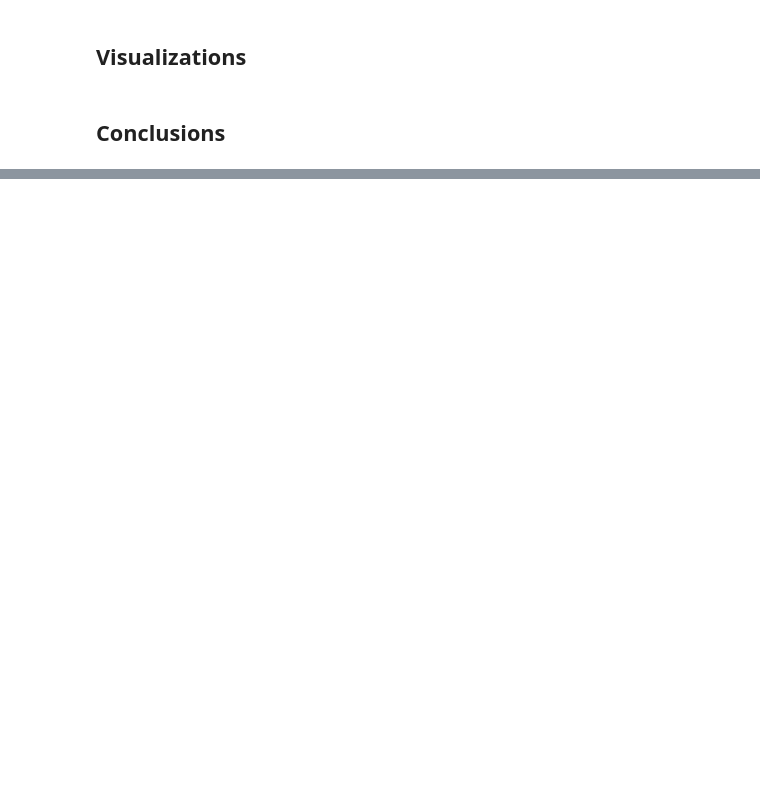
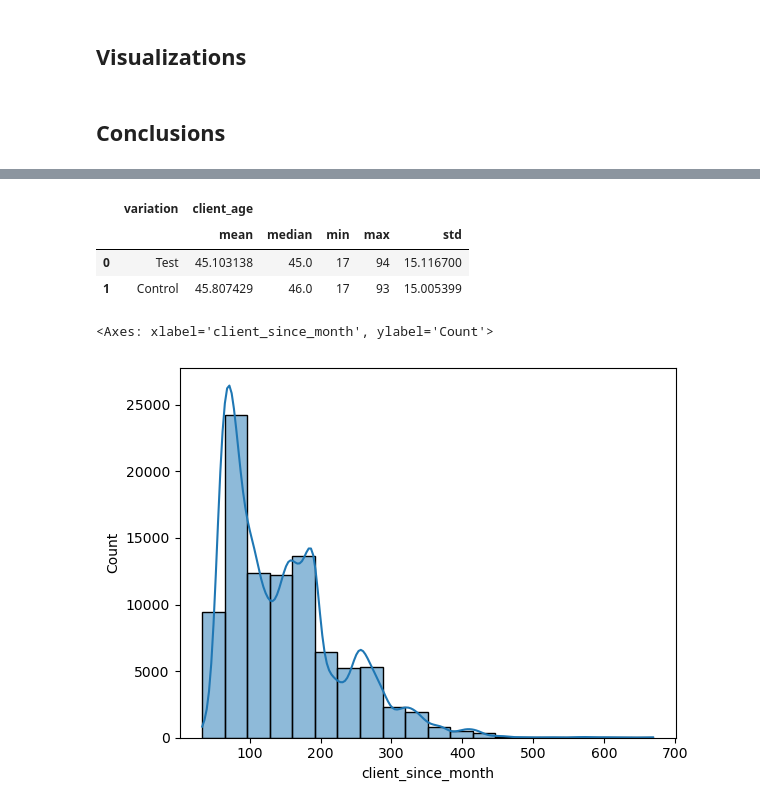
Before and after one commit to Aru-jan/vanguard-ab-test, a Jupyter notebook: main.ipynb, the cells around one changed output, grey strips where cells are left out. Saved outputs shown, nothing was run; the diff lists cells and outputs as text; code cells hidden in the pictures; blank space fills up the shorter version.

```diff
--- a/main.ipynb
+++ b/main.ipynb
@@ -462,0 +1202,12 @@ display(avg_total_time)
+# %%
+happy_paths.groupby("variation").agg({"client_age": ["mean", "median", "min", "max", "std"]}).reset_index()
+# %% [output]
+|  | variation | client_age |  |  |  |  |
+|  |  | mean | median | min | max | std |
+| 0 | Test | 45.103138 | 45.0 | 17 | 94 | 15.116700 |
+| 1 | Control | 45.807429 | 46.0 | 17 | 93 | 15.005399 |
+# %%
+sns.histplot(data=happy_paths, x='client_since_month', kde=True, bins=20)
+# %% [output]
+<Axes: xlabel='client_since_month', ylabel='Count'>
+[figure, added]
```
Also changed, not shown: parts of 61 cells of this notebook.
